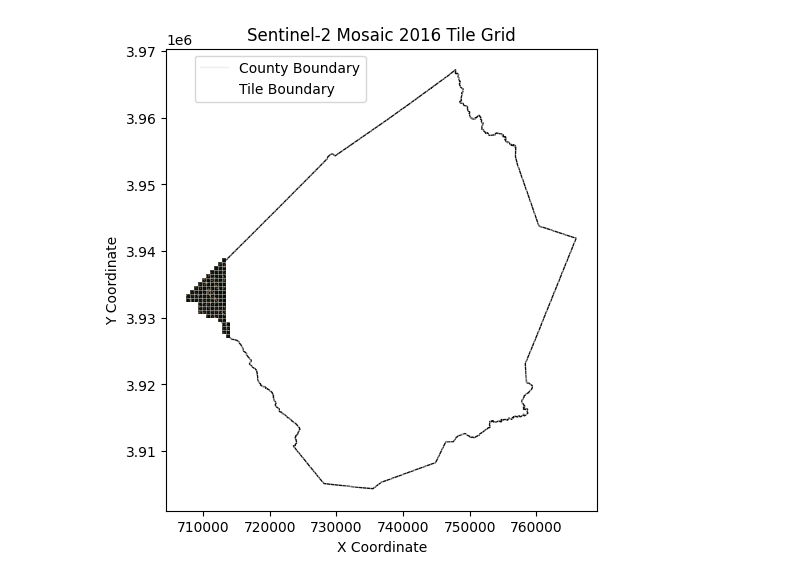
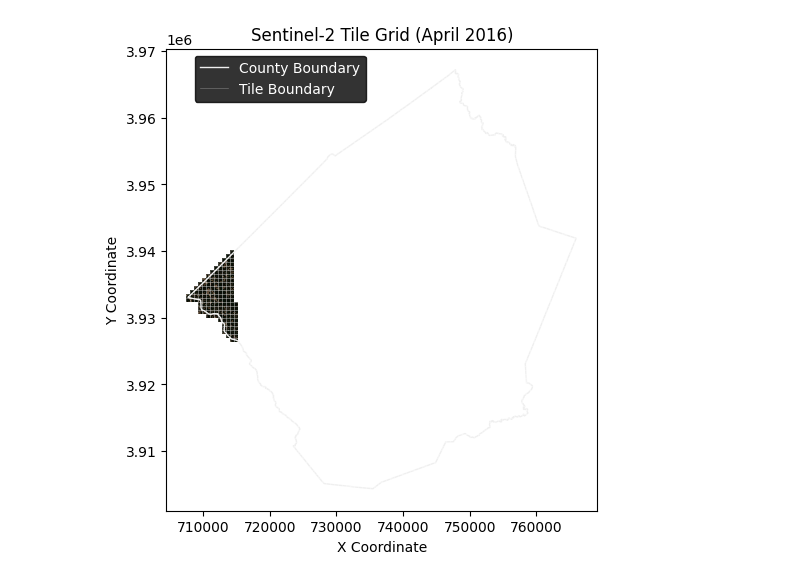
Before and after one commit to benton-tripp/urban-clay, a Jupyter notebook: notebooks/plot-sentinel-2-tiles.ipynb, the cells around one changed output. Saved outputs shown, nothing was run; the diff lists cells and outputs as text; code cells hidden in the pictures.

Commit message:
some plots

```diff
--- a/notebooks/plot-sentinel-2-tiles.ipynb
+++ b/notebooks/plot-sentinel-2-tiles.ipynb
@@ -91,11 +91,15 @@ gdf['date_files_mapping'] = gdf['date_files_mapping'].apply(lambda x: json.loads
 county_boundary = gpd.read_file("../data/county_boundary.shp")
 # %%
 # Define your parameters
-indices = [i for i in range(0, len(gdf))]  # List of tile indices
+indices = [i for i in range(0, 150)]  # List of tile indices
 bands = ['B02', 'B03', 'B04', 'B08']
 
 # Call the function
 stacked_mosaics = get_mosaics_by_indices(indices, gdf, bands, 0, 1)
+
+# Extract the month and year
+date = pd.to_datetime(stacked_mosaics.coords['time'].values[0])
+formatted_date = date.strftime("%B %Y")  # "April 2016"
 # %%
 # Extract RGB bands from stacked_mosaics for visualization
 rgb_array = stacked_mosaics.sel(band=['B04', 'B03', 'B02']).isel(time=0).values
@@ -115,32 +119,32 @@ fig, ax = plt.subplots(figsize=(6, 6))
 img = ax.imshow(
     rgb_array_masked.transpose(1, 2, 0),
     extent=[x_coords.min(), x_coords.max(), y_coords.min(), y_coords.max()],
     interpolation="nearest"
 )
 
 # Plot the county boundary and tile boundaries
 county_boundary.plot(ax=ax, facecolor='none', edgecolor='#efefef', linewidth=1.)
 gdf.boundary.plot(ax=ax, edgecolor='#ffffff', linewidth=0.5, alpha=0.3)
 
 # Create custom legend elements for County Boundary and Tile Boundary
 legend_elements = [
     Line2D([0], [0], color='#efefef', lw=1., label='County Boundary'),
     Line2D([0], [0], color='#ffffff', lw=0.5, label='Tile Boundary', alpha=0.3),
 ]
 
 # Add the legend for County Boundary and Tile Boundary with a black background and white text
 legend = ax.legend(handles=legend_elements, loc='upper left', bbox_to_anchor=(.05, 1), frameon=True)
 legend.get_frame().set_facecolor('black')  # Set legend background color to black
 legend.get_frame().set_edgecolor('black')  # Set legend border color to black
 
 # Set the text color of the legend to white
 for text in legend.get_texts():
     text.set_color("white")
 
 # Title and labels
-plt.title('Sentinel-2 Mosaic 2016 Tile Grid')
+plt.title(f'Sentinel-2 Tile Grid ({formatted_date})')
 plt.xlabel('X Coordinate')
 plt.ylabel('Y Coordinate')
 plt.show()
 # %% [output]
-[figure, old version]
+[figure, new version]
```
Also changed, not shown: parts of 1 cell of this notebook.
